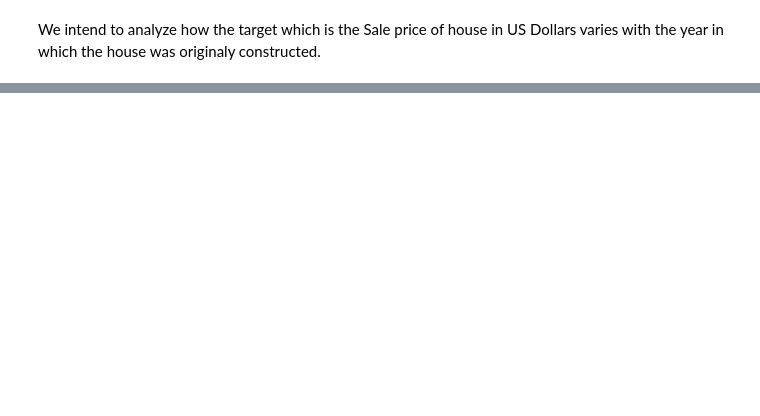
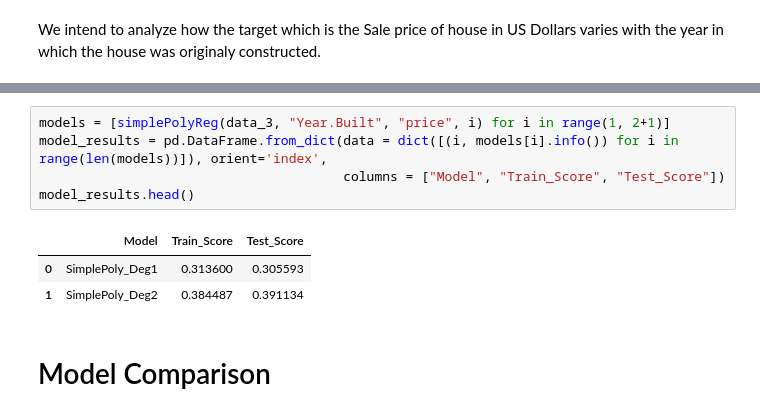
Before and after one commit to CategorIAN/CSCI550MP2, a Jupyter notebook: nb2.ipynb, the cells around one changed output, grey strips where cells are left out. Saved outputs shown, nothing was run; the diff lists cells and outputs as text; blank space fills up the shorter version.

```diff
--- a/nb2.ipynb
+++ b/nb2.ipynb
@@ -412,0 +429,11 @@ simplePolyReg(data_3, "Year.Built", "price", 2, True)
+# %%
+models = [simplePolyReg(data_3, "Year.Built", "price", i) for i in range(1, 2+1)]
+model_results = pd.DataFrame.from_dict(data = dict([(i, models[i].info()) for i in range(len(models))]), orient='index',
+                                       columns = ["Model", "Train_Score", "Test_Score"])
+model_results.head()
+# %% [output]
+|  | Model | Train_Score | Test_Score |
+| 0 | SimplePoly_Deg1 | 0.313600 | 0.305593 |
+| 1 | SimplePoly_Deg2 | 0.384487 | 0.391134 |
+# %% [markdown]
+# Model Comparison
```
Also changed, not shown: parts of 11 cells of this notebook, 1 other file.
